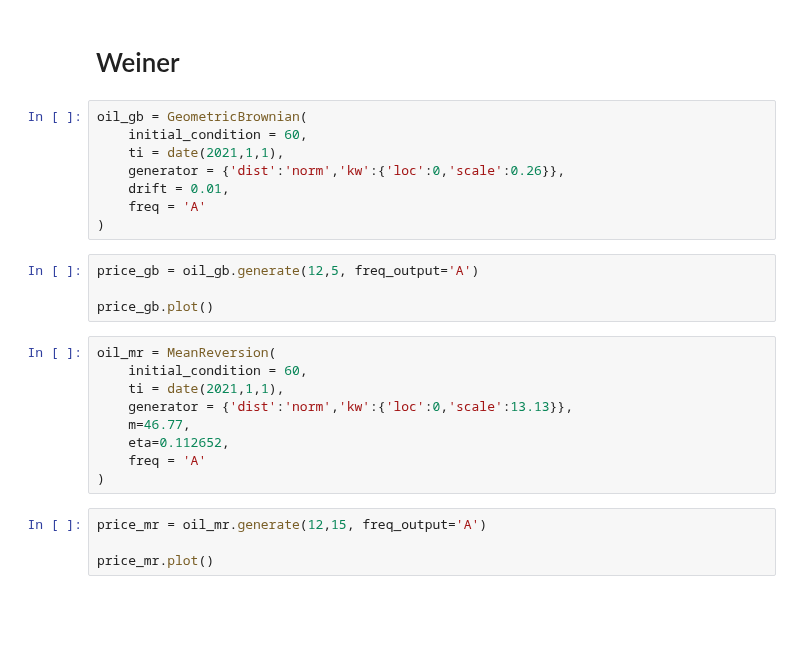
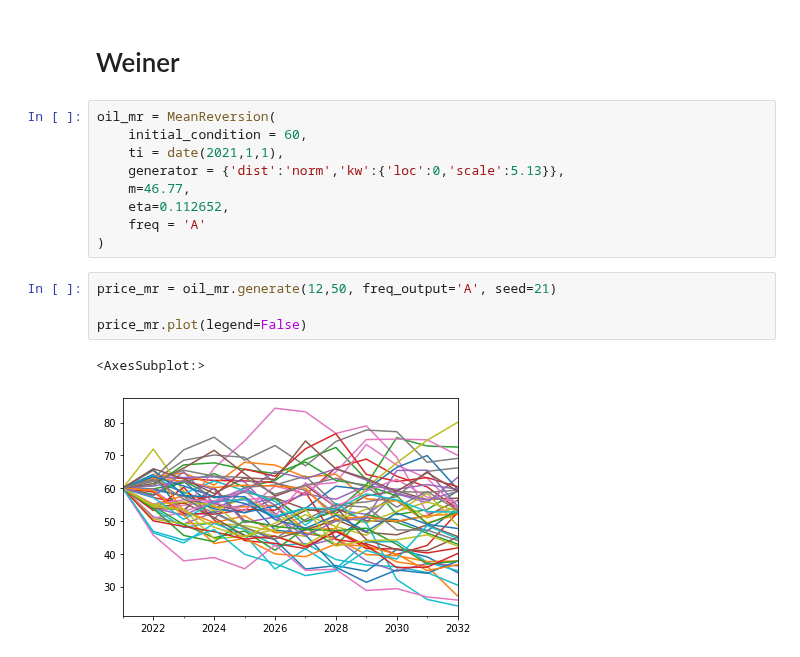
Before and after one commit to scuervo91/dcapy, a Jupyter notebook: examples/3-yaml/FDP/fdo_notebook2.ipynb, the cells around one changed output. Cells and saved outputs as stored; diff of their text form; blank space fills up the shorter version.

```diff
--- a/examples/3-yaml/FDP/fdo_notebook2.ipynb
+++ b/examples/3-yaml/FDP/fdo_notebook2.ipynb
@@ -94,27 +112,18 @@ cwn[0].get_cashflow_period()
 # %% [markdown]
 # Weiner
 # %%
-oil_gb = GeometricBrownian(
+oil_mr = MeanReversion(
     initial_condition = 60,
     ti = date(2021,1,1),
-    generator = {'dist':'norm','kw':{'loc':0,'scale':0.26}},
-    drift = 0.01,
+    generator = {'dist':'norm','kw':{'loc':0,'scale':5.13}},
+    m=46.77,
+    eta=0.112652,
     freq = 'A'
 )
 # %%
-price_gb = oil_gb.generate(12,5, freq_output='A')
+price_mr = oil_mr.generate(12,50, freq_output='A', seed=21)
 
-price_gb.plot()
+price_mr.plot(legend=False)
+# %% [output]
+<AxesSubplot:>
+[figure, added]
-# %%
-oil_mr = MeanReversion(
-    initial_condition = 60,
-    ti = date(2021,1,1),
-    generator = {'dist':'norm','kw':{'loc':0,'scale':13.13}},
-    m=46.77,
-    eta=0.112652,
-    freq = 'A'
-)
-# %%
-price_mr = oil_mr.generate(12,15, freq_output='A')
-
-price_mr.plot()
```
Also changed, not shown: parts of 2 cells of this notebook.
